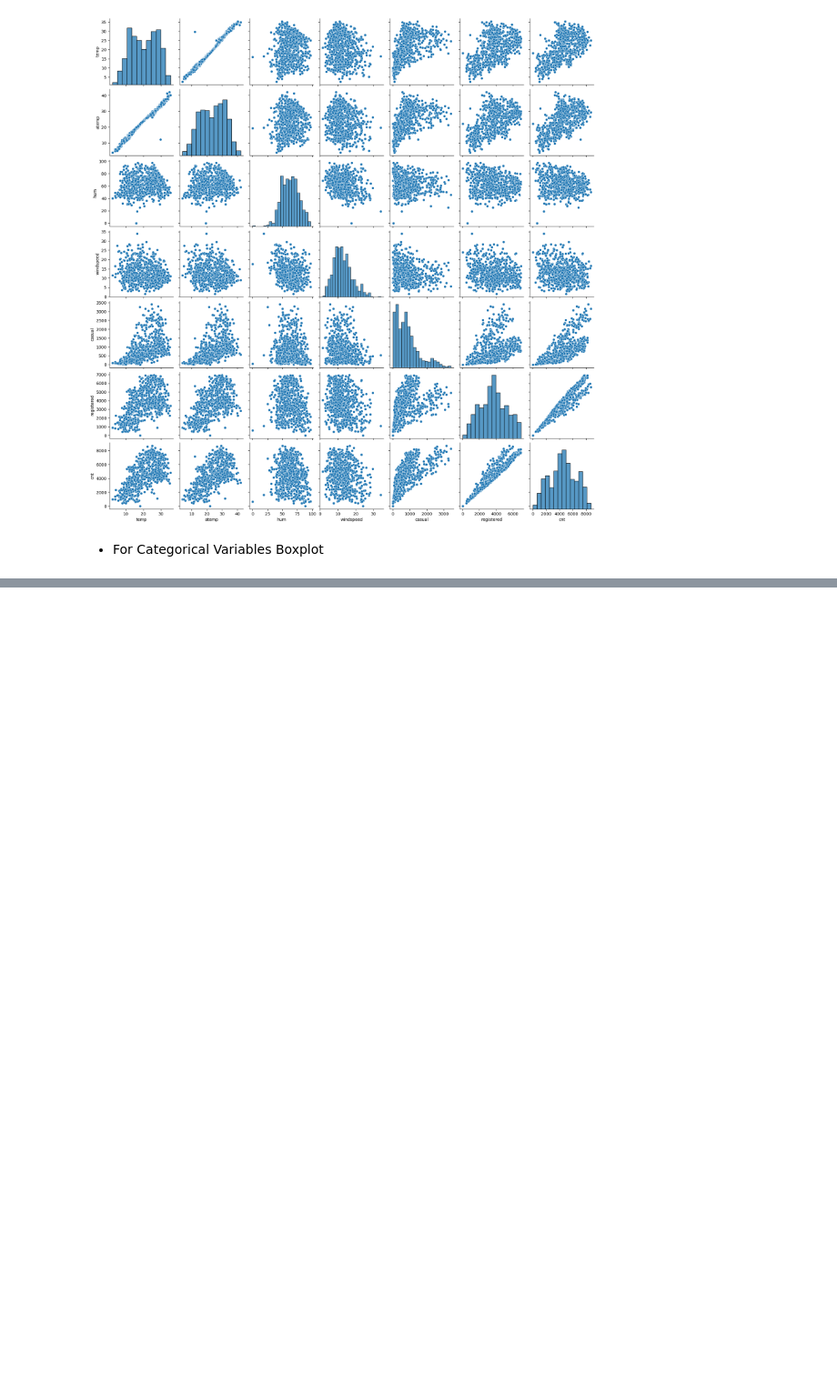
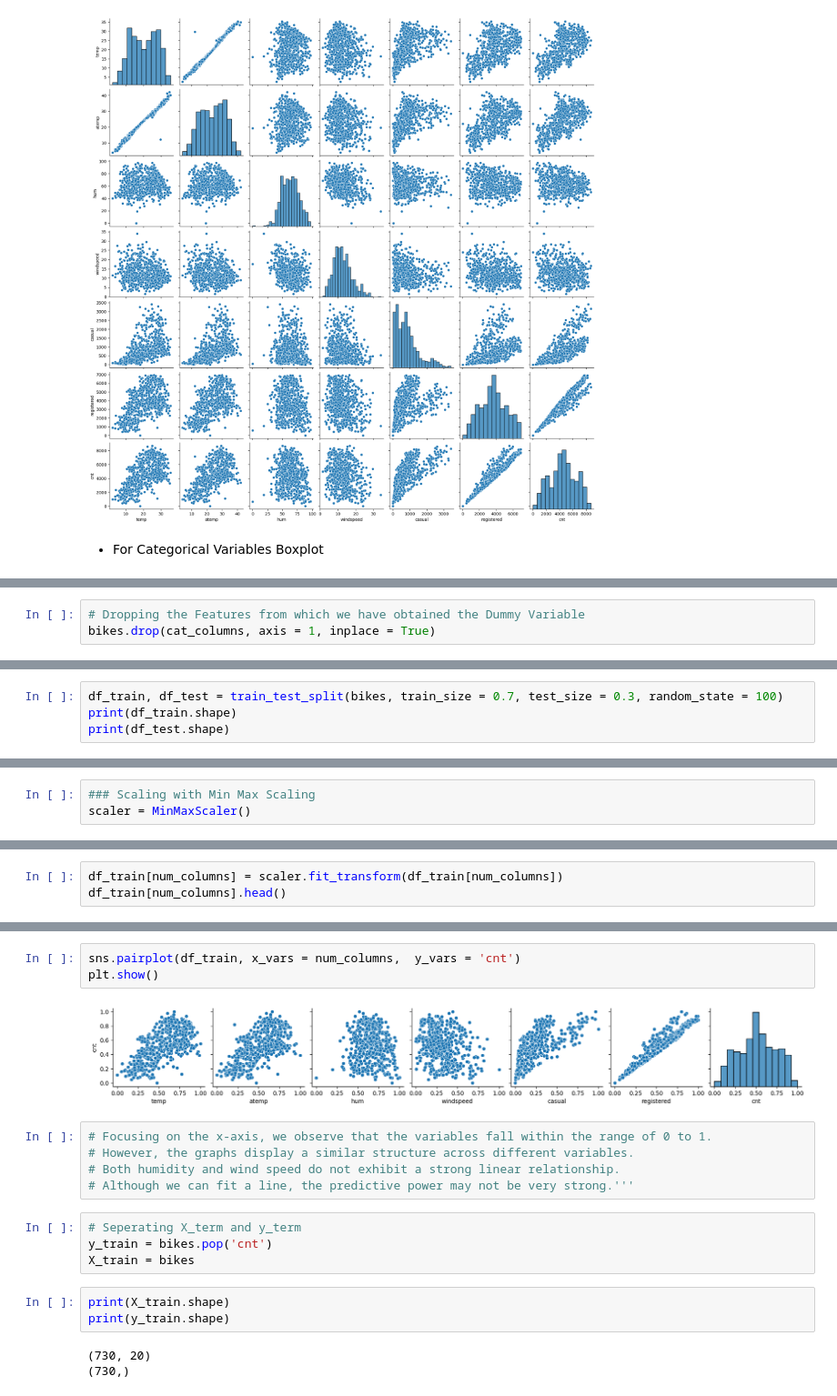
Before and after one commit to AnishRane-cox/Bike-Demand-Prediction-MLR, a Jupyter notebook: Shared_Bike.ipynb, the cells around one changed output, grey strips where cells are left out. Shown at 91% size. Cells and saved outputs as stored; diff of their text form; blank space fills up the shorter version.

```diff
--- a/Shared_Bike.ipynb
+++ b/Shared_Bike.ipynb
@@ -155,0 +247,3 @@ plt.show()
+# %%
+# Dropping the Features from which we have obtained the Dummy Variable
+bikes.drop(cat_columns, axis = 1, inplace = True)
@@ -155,0 +280,4 @@ plt.show()
+# %%
+df_train, df_test = train_test_split(bikes, train_size = 0.7, test_size = 0.3, random_state = 100)
+print(df_train.shape)
+print(df_test.shape)
@@ -155,0 +289,3 @@ plt.show()
+# %%
+### Scaling with Min Max Scaling
+scaler = MinMaxScaler()
@@ -155,0 +302,3 @@ plt.show()
+# %%
+df_train[num_columns] = scaler.fit_transform(df_train[num_columns])
+df_train[num_columns].head()
@@ -155,0 +313,20 @@ plt.show()
+# %%
+sns.pairplot(df_train, x_vars = num_columns,  y_vars = 'cnt')
+plt.show()
+# %% [output]
+[figure, added]
+# %%
+# Focusing on the x-axis, we observe that the variables fall within the range of 0 to 1.
+# However, the graphs display a similar structure across different variables.
+# Both humidity and wind speed do not exhibit a strong linear relationship.
+# Although we can fit a line, the predictive power may not be very strong.'''
+# %%
+# Seperating X_term and y_term
+y_train = bikes.pop('cnt')
+X_train = bikes
+# %%
+print(X_train.shape)
+print(y_train.shape)
+# %% [output]
+(730, 20)
+(730,)
```
Also changed, not shown: parts of 49 cells of this notebook.
